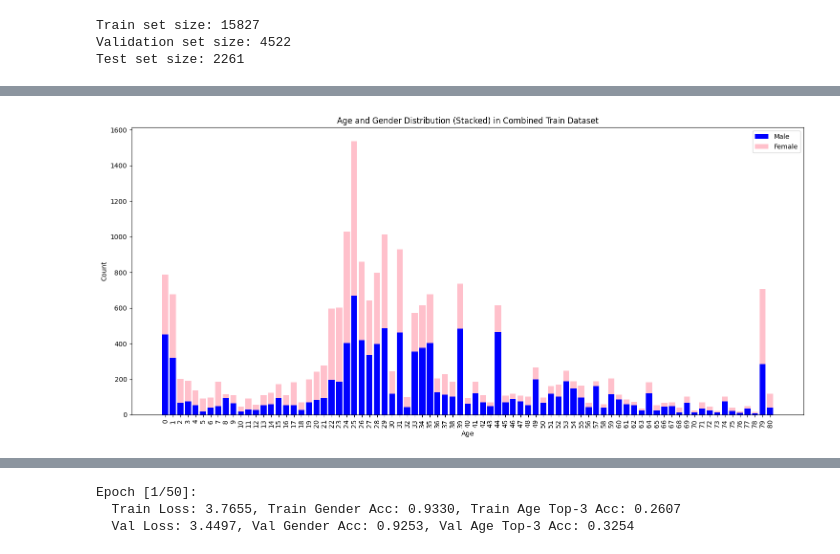
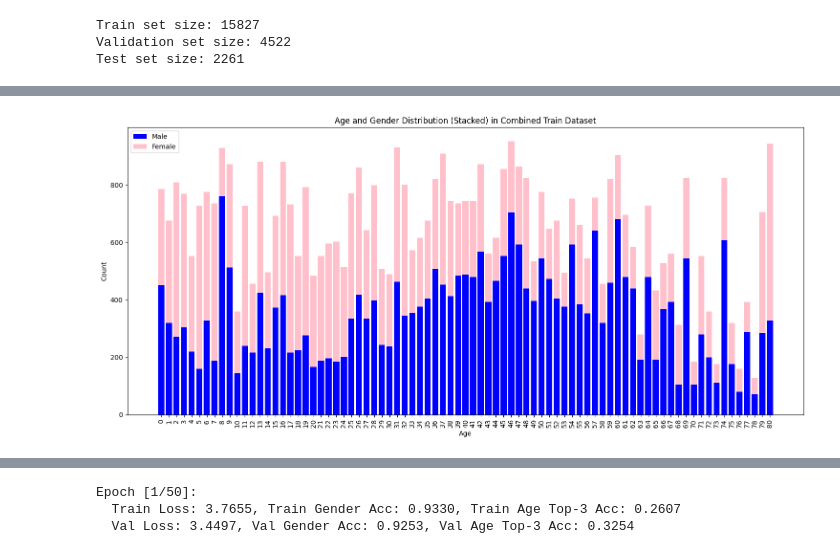
Before and after one commit to DongwooYoon/CNN-based-Age-and-Gender-Prediction, a Jupyter notebook: Age and Gender Prediction.ipynb, the cells around one changed output, grey strips where cells are left out. Drawn from its saved outputs; the diff is of its cells as text; code cells hidden in the pictures.

```diff
--- a/Age and Gender Prediction.ipynb
+++ b/Age and Gender Prediction.ipynb
@@ -272,0 +344,13 @@ model = model.to(device)
+# %%
+# 최적화 알고리즘으로 Adam 사용
+# filter(lambda p: p.requires_grad, model.parameters())는 requires_grad=True로 설정된 파라미터만 옵티마이저에 전달
+# - 사전 학습된 모델의 고정된 파라미터(requires_grad=False)를 제외하여 불필요한 계산 낭비 방지
+# - lr: 학습률(learning rate), weight_decay: L2 정규화 항
+optimizer = torch.optim.Adam(
+    filter(lambda p: p.requires_grad, model.parameters()),  # 학습 가능한 파라미터만 전달
+    lr=1e-3,  # 학습률 설정
+    weight_decay=1e-5  # 가중치 감소(L2 정규화)로 과적합 방지
+)
+
+# StepLR 스케줄러 정의 (매 10 에폭마다 학습률을 0.1배씩 감소)
+scheduler = StepLR(optimizer, step_size=10, gamma=0.1)
@@ -604,3 +740,32 @@ test_loader = DataLoader(test_dataset, batch_size=batch_size, shuffle=False, num
+# %%
+ages_0 = age_group_dict['0-120']
+ages_120 = age_group_dict['121-240']
+ages_240 = age_group_dict['241-480']
+
+# 데이터셋 로딩
+train_dataset = CustomDataset(dataframe=train_df, transform=transform)
+valid_dataset = CustomDataset(dataframe=valid_df, transform=transform)
+test_dataset = CustomDataset(dataframe=test_df, transform=transform)
+
+# 증강 1
+augmented_train_dataset1 = AugmentedDataset(train_dataset, ages_0, transform=augment_transform)
+# 증강된 데이터셋을 결합
+combined_train_dataset1 = ConcatDataset([train_dataset, augmented_train_dataset1])
+
+# 증강 2
+augmented_train_dataset2 = AugmentedDataset(combined_train_dataset1, ages_0 + ages_120, transform=augment_transform)
+# 증강된 데이터셋을 결합
+combined_train_dataset2 = ConcatDataset([combined_train_dataset1, augmented_train_dataset2])
+
+# 증강 3
+augmented_train_dataset3 = AugmentedDataset(combined_train_dataset2, ages_0 + ages_120 + ages_240, transform=augment_transform)
+# 증강된 데이터셋을 결합
+combined_train_dataset3 = ConcatDataset([combined_train_dataset2, augmented_train_dataset3])
+
+# 데이터 로더 설정
+train_loader = DataLoader(combined_train_dataset3, batch_size=batch_size, shuffle=True, num_workers=2)
+valid_loader = DataLoader(valid_dataset, batch_size=batch_size, shuffle=False, num_workers=2)
+test_loader = DataLoader(test_dataset, batch_size=batch_size, shuffle=False, num_workers=2)
 # %%
 def plot_age_gender_stacked(dataset, title):
     """
@@ -611,32 +776,32 @@ def plot_age_gender_stacked(dataset, title):
     - title: 그래프 제목
     """
     # 모든 샘플에서 (age, gender) 데이터를 추출
     age_gender = []
     for _, age, gender in dataset:
         age_gender.append((age, gender))
 
     # 나이별로 남성과 여성의 수를 집계
     age_gender_counter = Counter(age_gender)
     age_labels = sorted(set(age for age, _ in age_gender))
     male_counts = [age_gender_counter[(age, 0)] for age in age_labels]  # 성별 0 (남성)
     female_counts = [age_gender_counter[(age, 1)] for age in age_labels]  # 성별 1 (여성)
 
     # 그래프 생성
     x = np.arange(len(age_labels))
 
     plt.figure(figsize=(15, 7))
     plt.bar(x, male_counts, label='Male', color='blue')  # 남성
     plt.bar(x, female_counts, bottom=male_counts, label='Female', color='pink')  # 여성 (남성 위에 쌓음)
 
     plt.xlabel('Age')
     plt.ylabel('Count')
     plt.title(title)
     plt.xticks(x, age_labels, rotation=90)
     plt.legend()
     plt.tight_layout()
     plt.show()
 
 # 학습 데이터셋 분포 (스택형 그래프)
-plot_age_gender_stacked(combined_train_dataset1, "Age and Gender Distribution (Stacked) in Combined Train Dataset")
+plot_age_gender_stacked(combined_train_dataset3, "Age and Gender Distribution (Stacked) in Combined Train Dataset")
 # %% [output]
-[figure, old version]
+[figure, new version]
```
Also changed, not shown: parts of 29 cells of this notebook.
